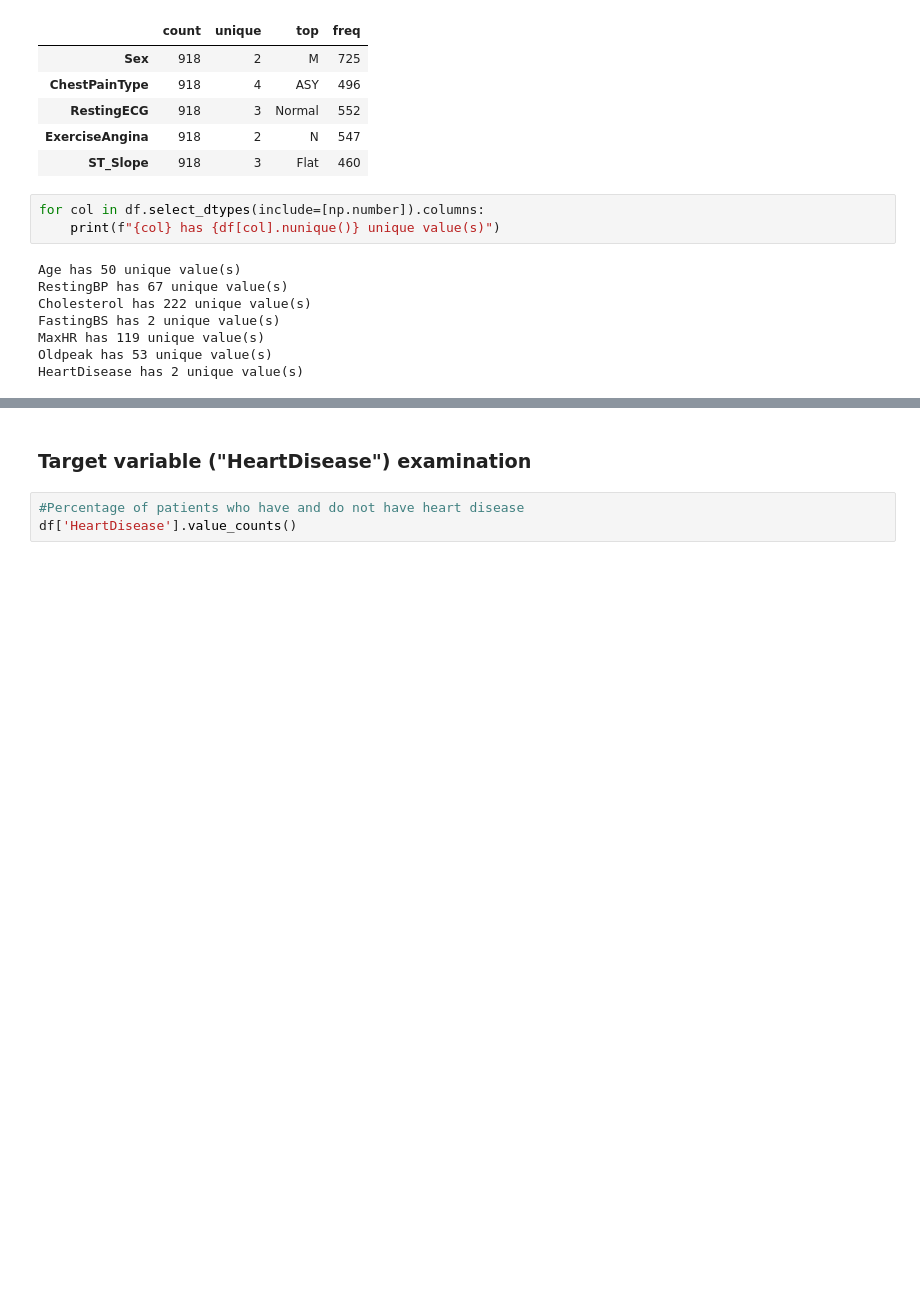
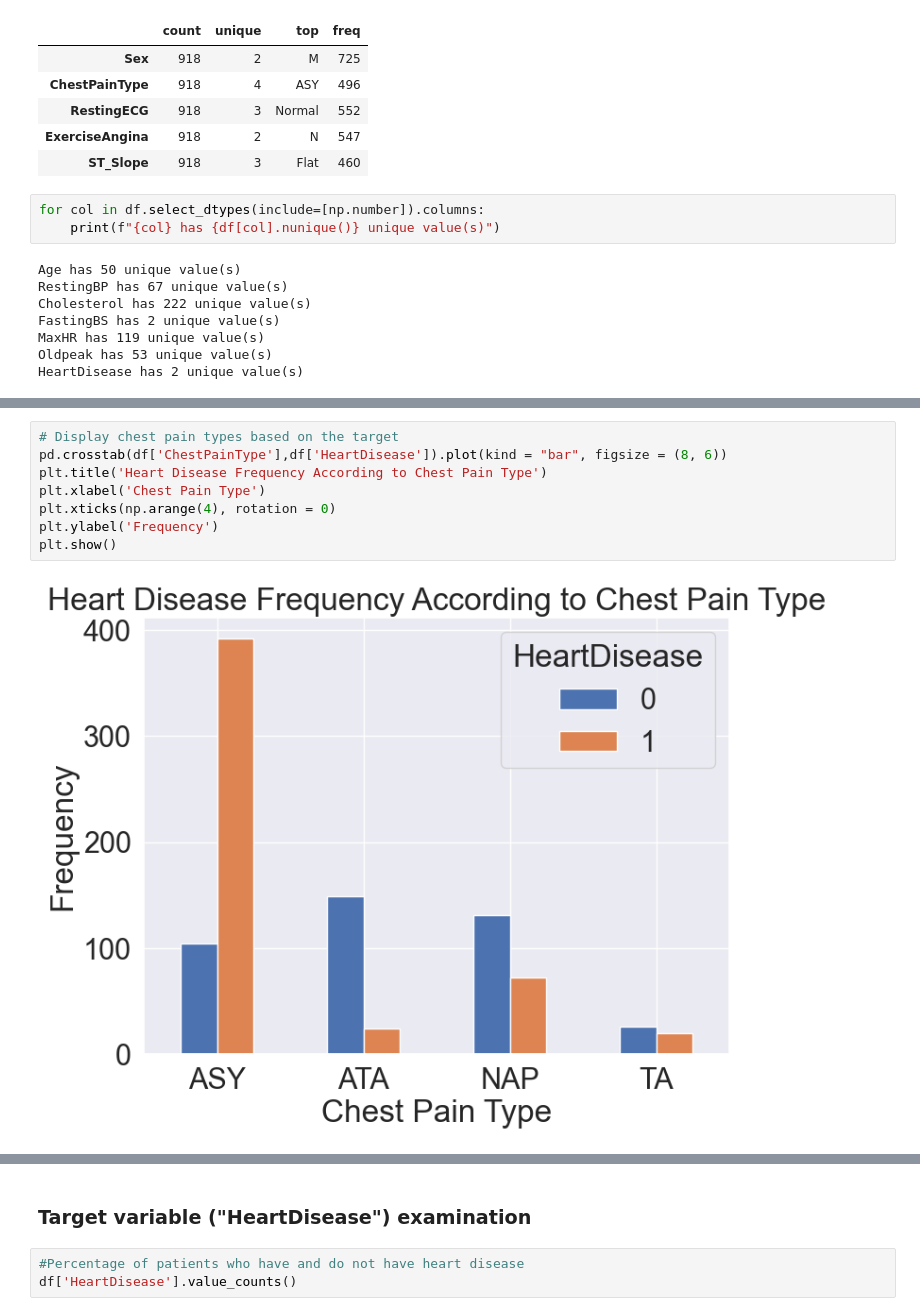
Before and after one commit to minhvo2601/HeartFailurePrediction, a Jupyter notebook: heart.ipynb, the cells around one changed output, grey strips where cells are left out. Cells and saved outputs as stored; diff of their text form; blank space fills up the shorter version.

```diff
--- a/heart.ipynb
+++ b/heart.ipynb
@@ -145,0 +171,10 @@ HeartDisease has 2 unique value(s)
+# %%
+# Display chest pain types based on the target
+pd.crosstab(df['ChestPainType'],df['HeartDisease']).plot(kind = "bar", figsize = (8, 6))
+plt.title('Heart Disease Frequency According to Chest Pain Type')
+plt.xlabel('Chest Pain Type')
+plt.xticks(np.arange(4), rotation = 0)
+plt.ylabel('Frequency')
+plt.show()
+# %% [output]
+[figure, added]
```
Also changed, not shown: parts of 24 cells of this notebook, 2 other files.
